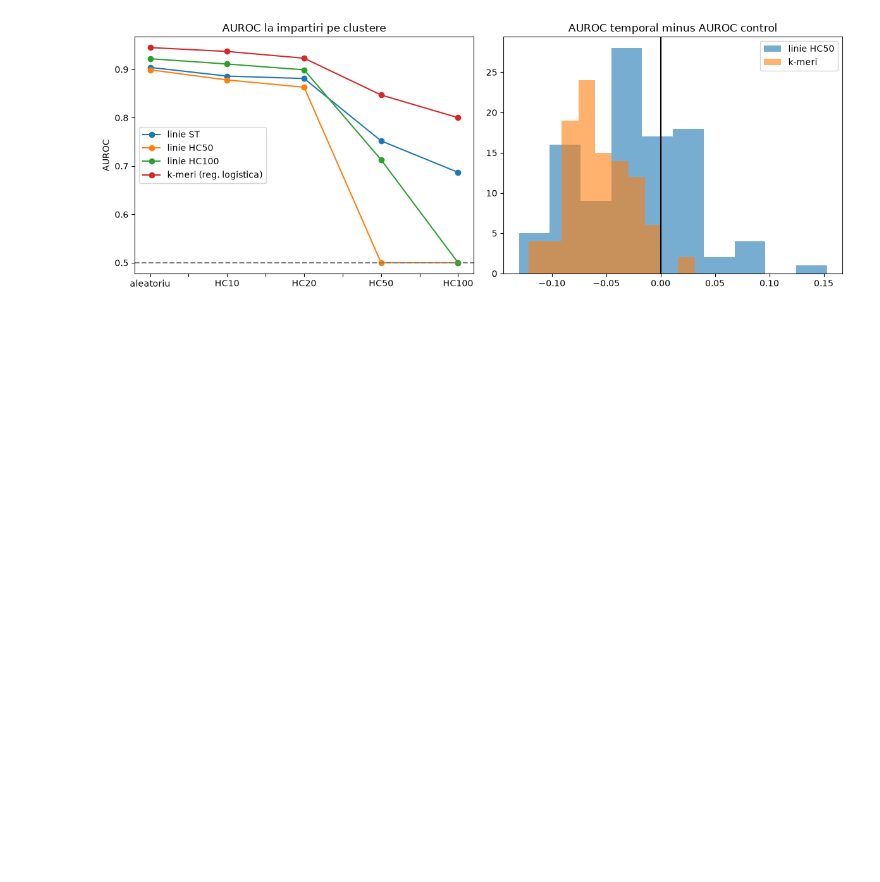
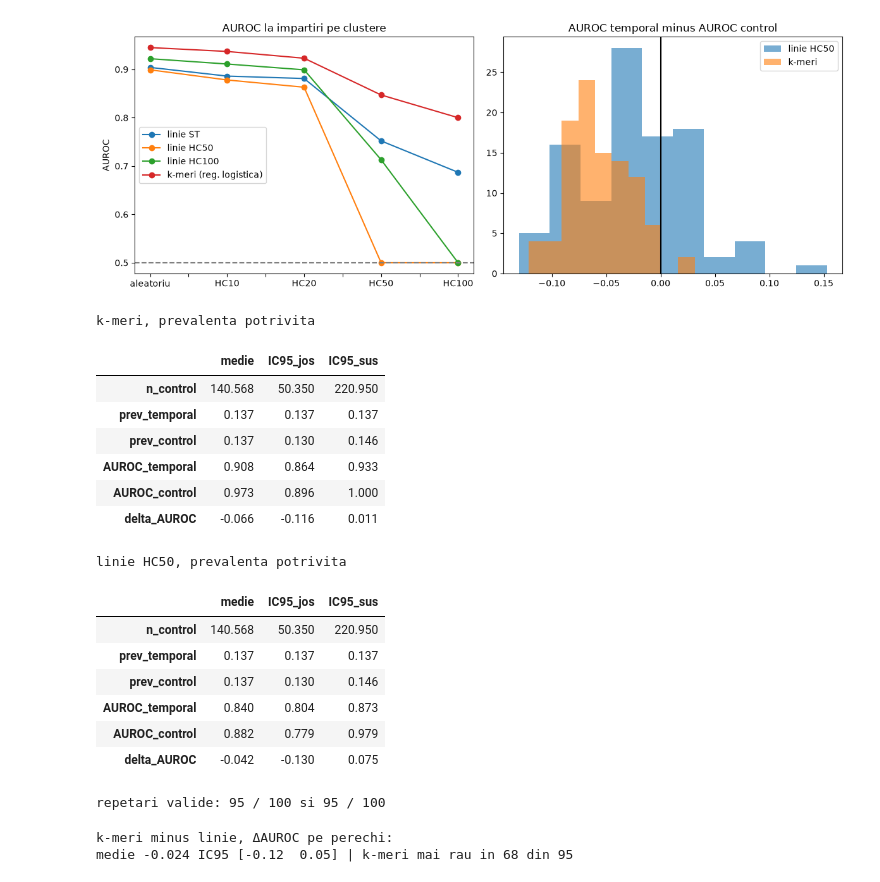
Before and after one commit to AioaneClaudia/Predic-ia-rezisten-ei-la-antibiotice-din-genom, a Jupyter notebook: notebooks/04_kmeri.ipynb, the cells around one changed output. Saved outputs shown, nothing was run; the diff lists cells and outputs as text; code cells hidden in the pictures; blank space fills up the shorter version.

```diff
--- a/notebooks/04_kmeri.ipynb
+++ b/notebooks/04_kmeri.ipynb
@@ -127,3 +127,19 @@ linie HC50
 | AUROC_temporal | 0.840 | 0.801 | 0.872 |
 | AUROC_control | 0.863 | 0.780 | 0.936 |
 | delta_AUROC | -0.023 | -0.104 | 0.079 |
+# %%
+import pandas as pd
+
+randuri = []
+for T in [2010, 2012, 2014]:
+    for ft in [0.5, 0.65]:
+        for seed in range(5):
+            r = ev.control_distanta(df, an_taiere=T, frac_train=ft,
+                                    seed=seed, bootstrap=False, model_fn=fn_k)
+            if r is None:
+                continue
+            randuri.append({"T": T, "frac_train": ft, "seed": seed, **r})
+
+tab = pd.json_normalize(randuri)
+print(tab.columns.tolist())
+tab.to_csv(f"../results/kmeri_sensibilitate_{ETICHETA}.csv", index=False)
@@ -169,3 +187,46 @@ plt.savefig(f"../results/kmeri_{ETICHETA}.png", dpi=150, bbox_inches="tight")
 tab_cl.to_csv(f"../results/kmeri_clustere_{ETICHETA}.csv")
 rezumat_ic(rez_ck).to_csv(f"../results/kmeri_control_{ETICHETA}.csv")
 tab_reg_k.to_csv(f"../results/kmeri_regresie_{ETICHETA}.csv", index=False)
+# %%
+rez_pk = pd.DataFrame([r for r in (ev.control_distanta(df, seed=s, model_fn=fn_k,
+                                   potriveste_prevalenta=True) for s in range(N_CTRL)) if r])
+rez_pl = pd.DataFrame([r for r in (ev.control_distanta(df, seed=s, nume_model="HC50",
+                                   potriveste_prevalenta=True) for s in range(N_CTRL)) if r])
+coloane = ["n_control", "prev_temporal", "prev_control",
+           "AUROC_temporal", "AUROC_control", "delta_AUROC"]
+
+def rezumat_pk(r):
+    return pd.DataFrame({"medie": r[coloane].mean(), "IC95_jos": r[coloane].quantile(0.025),
+                         "IC95_sus": r[coloane].quantile(0.975)}).round(3)
+
+print("k-meri, prevalenta potrivita");     display(rezumat_pk(rez_pk))
+print("linie HC50, prevalenta potrivita"); display(rezumat_pk(rez_pl))
+print("repetari valide:", len(rez_pk), "/", N_CTRL, "si", len(rez_pl), "/", N_CTRL)
+# %% [output]
+k-meri, prevalenta potrivita
+|  | medie | IC95_jos | IC95_sus |
+| n_control | 140.568 | 50.350 | 220.950 |
+| prev_temporal | 0.137 | 0.137 | 0.137 |
+| prev_control | 0.137 | 0.130 | 0.146 |
+| AUROC_temporal | 0.908 | 0.864 | 0.933 |
+| AUROC_control | 0.973 | 0.896 | 1.000 |
+| delta_AUROC | -0.066 | -0.116 | 0.011 |
+linie HC50, prevalenta potrivita
+|  | medie | IC95_jos | IC95_sus |
+| n_control | 140.568 | 50.350 | 220.950 |
+| prev_temporal | 0.137 | 0.137 | 0.137 |
+| prev_control | 0.137 | 0.130 | 0.146 |
+| AUROC_temporal | 0.840 | 0.804 | 0.873 |
+| AUROC_control | 0.882 | 0.779 | 0.979 |
+| delta_AUROC | -0.042 | -0.130 | 0.075 |
+repetari valide: 95 / 100 si 95 / 100
+# %%
+assert (rez_pk["n_control"].values == rez_pl["n_control"].values).all()
+dif = rez_pk["delta_AUROC"].values - rez_pl["delta_AUROC"].values
+print("k-meri minus linie, ΔAUROC pe perechi:")
+print("medie", dif.mean().round(3),
+      "IC95", np.quantile(dif, [0.025, 0.975]).round(3),
+      "| k-meri mai rau in", (dif < 0).sum(), "din", len(dif))
+# %% [output]
+k-meri minus linie, ΔAUROC pe perechi:
+medie -0.024 IC95 [-0.12  0.05] | k-meri mai rau in 68 din 95
```
Also changed, not shown: parts of 2 cells of this notebook.
